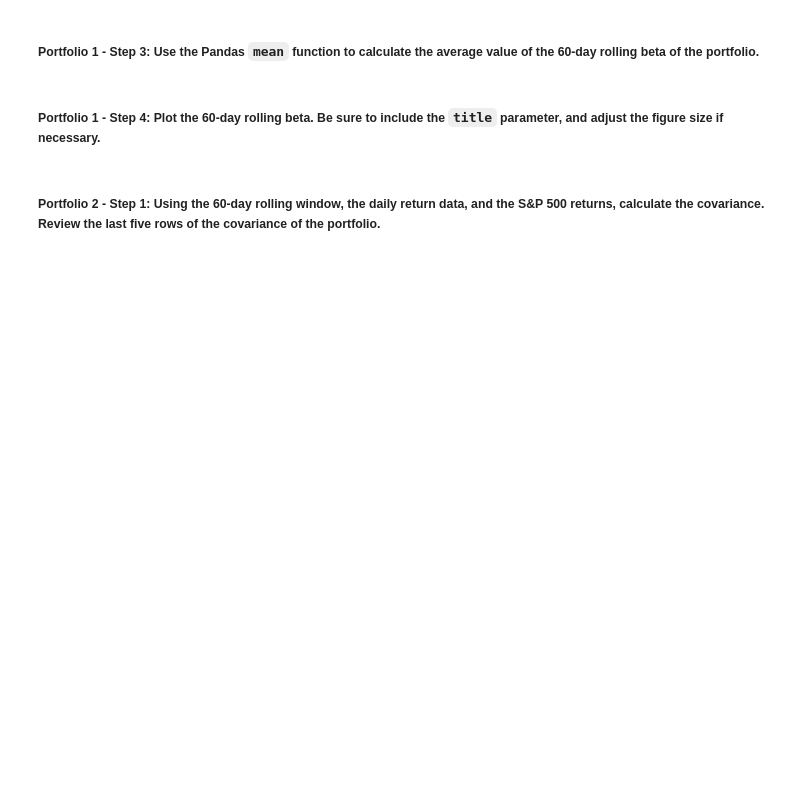
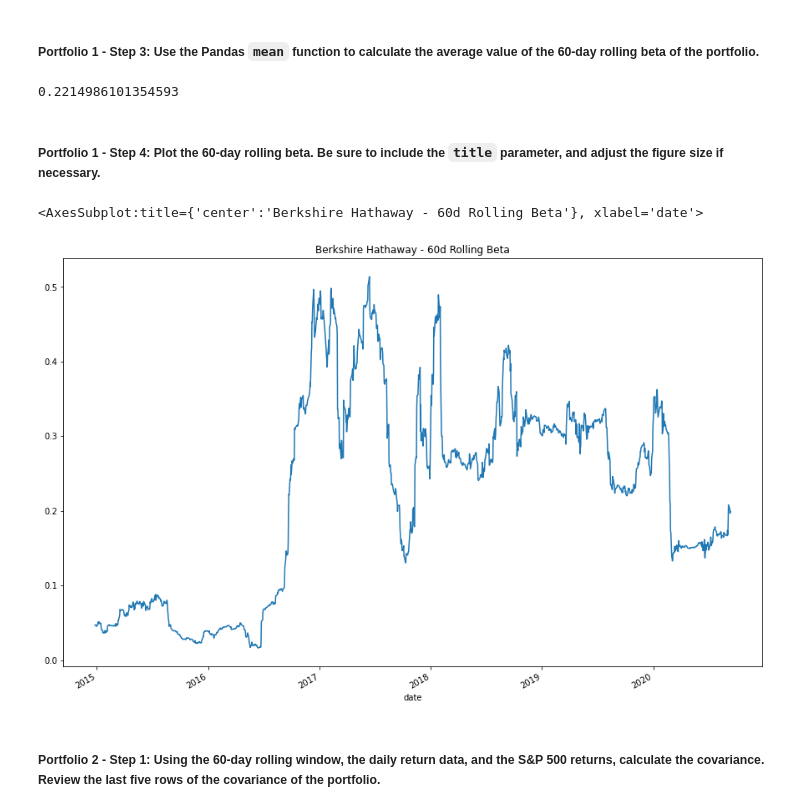
Before and after one commit to themelquiades/challenge_4_investment_analysis, a Jupyter notebook: risk_return_analysis.ipynb, the cells around one changed output. Cells and saved outputs as stored; diff of their text form; code cells hidden in the pictures; blank space fills up the shorter version.

```diff
--- a/risk_return_analysis.ipynb
+++ b/risk_return_analysis.ipynb
@@ -369,4 +369,5 @@ Your analysis is nearing completion. Now, you need to evaluate how the portfolio
 #### Use the Pandas `var` function to calculate the variance of the S&P 500 by using a 60-day rolling window. Visualize the last five rows of the variance of the S&P 500.
 # %%
 # Calculate the variance of the S&P 500 using a rolling 60-day window.
-# YOUR CODE HERE
+sp500_60d_var = daily_returns["S&P 500"].rolling(window=60).var().dropna()
+sp500_60d_var.tail()
@@ -383,6 +392,8 @@ Your analysis is nearing completion. Now, you need to evaluate how the portfolio
 # %% [markdown]
 ##### Portfolio 1 - Step 1: Using the 60-day rolling window, the daily return data, and the S&P 500 returns, calculate the covariance. Review the last five rows of the covariance of the portfolio.
 # %%
+#BERKSHIRE HATHAWAY
 # Calculate the covariance using a 60-day rolling window
 # Review the last five rows of the covariance data
-# YOUR CODE HERE
+bh_60d_cov = daily_returns["BERKSHIRE HATHAWAY INC"].rolling(window=60).cov(daily_returns["S&P 500"])
+bh_60d_cov.tail()
@@ -389,6 +408,8 @@ Your analysis is nearing completion. Now, you need to evaluate how the portfolio
 # %% [markdown]
 ##### Portfolio 1 - Step 2: Calculate the beta of the portfolio. To do that, divide the covariance of the portfolio by the variance of the S&P 500.
 # %%
+#BERKSHIRE HATHAWAY
 # Calculate the beta based on the 60-day rolling covariance compared to the market (S&P 500)
 # Review the last five rows of the beta information
-# YOUR CODE HERE
+bh_60d_beta = bh_60d_cov/sp500_60d_var
+bh_60d_beta.tail()
@@ -395,14 +424,21 @@ Your analysis is nearing completion. Now, you need to evaluate how the portfolio
 # %% [markdown]
 ##### Portfolio 1 - Step 3: Use the Pandas `mean` function to calculate the average value of the 60-day rolling beta of the portfolio.
 # %%
+#BERKSHIRE HATHAWAY
 # Calculate the average of the 60-day rolling beta
-# YOUR CODE HERE
+bh_60d_beta.mean()
+# %% [output]
+0.2214986101354593
 # %% [markdown]
 ##### Portfolio 1 - Step 4: Plot the 60-day rolling beta. Be sure to include the `title` parameter, and adjust the figure size if necessary.
 # %%
+#BERKSHIRE HATHAWAY
 # Plot the rolling beta
 # Include a title parameter and adjust the figure size
-# YOUR CODE HERE
+bh_60d_beta.plot(title = "Berkshire Hathaway - 60d Rolling Beta", figsize = (15,10))
+# %% [output]
+<AxesSubplot:title={'center':'Berkshire Hathaway - 60d Rolling Beta'}, xlabel='date'>
+[figure, added]
 # %% [markdown]
 ##### Portfolio 2 - Step 1: Using the 60-day rolling window, the daily return data, and the S&P 500 returns, calculate the covariance. Review the last five rows of the covariance of the portfolio.
 # %%
```
Also changed, not shown: parts of 9 cells of this notebook.
